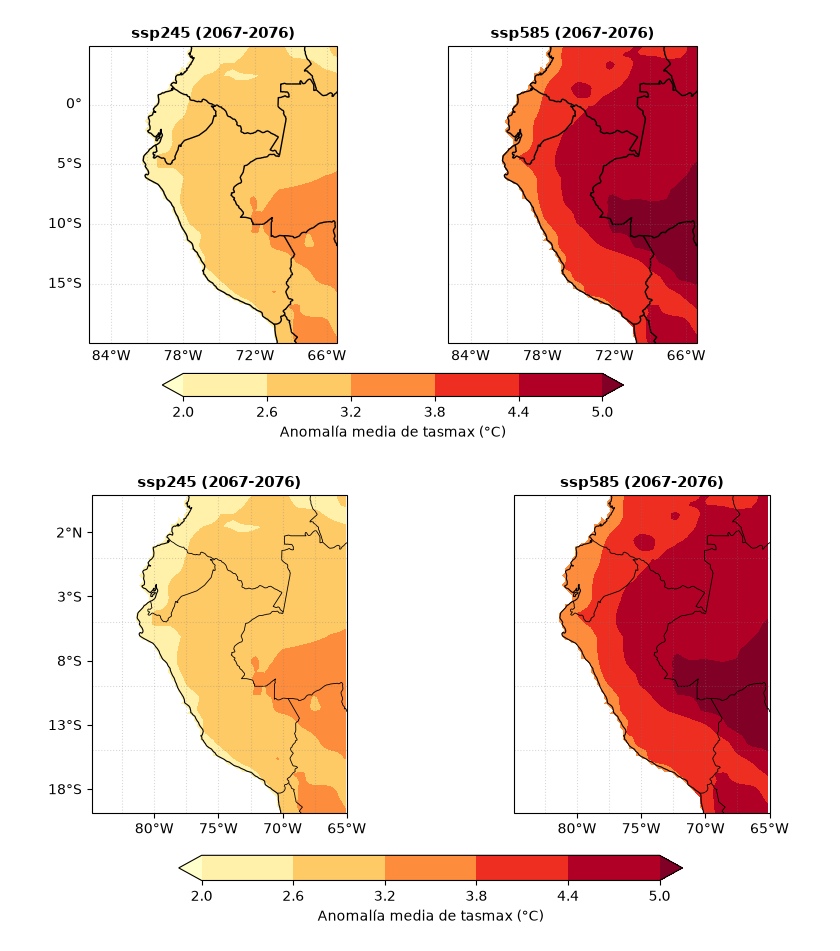
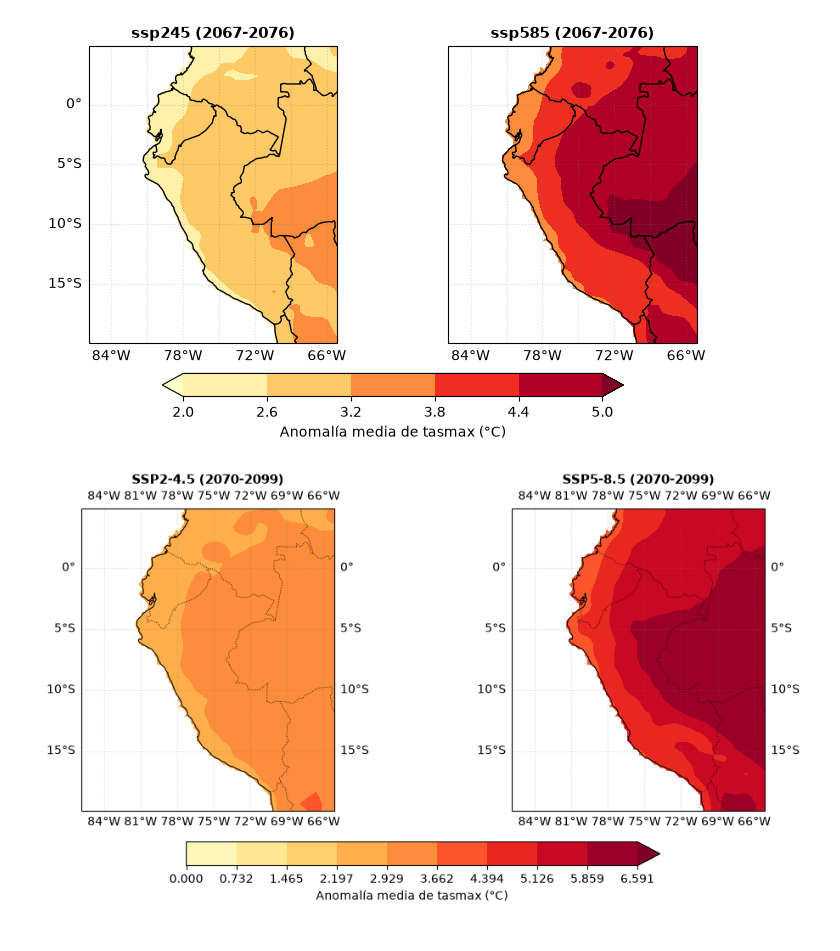
Before and after one commit to SALINASSebas/geocomputacion_-1GEO20-, a Jupyter notebook: ejercicios/ejercicios_aplicados/proyecciones_climaticas_grillado.ipynb, the cells around one changed output. Cells and saved outputs as stored; diff of their text form; code cells hidden in the pictures.

```diff
--- a/ejercicios/ejercicios_aplicados/proyecciones_climaticas_grillado.ipynb
+++ b/ejercicios/ejercicios_aplicados/proyecciones_climaticas_grillado.ipynb
@@ -421,7 +535,6 @@ warnings.filterwarnings('ignore')
 anom_67_76 = anom_prom.sel(time=slice("2067", "2076")).mean("time")
 
 fig, axs = plt.subplots(1, 2, figsize=(8.5,5), subplot_kw={"projection": ccrs.PlateCarree()})
-#plt.subplots_adjust(bottom=0.22, top=0.90, wspace=0.20)
 
 escenarios = anom_67_76["escenario"].values
 vmin = int(anom_67_76.min())
@@ -434,75 +547,70 @@ for ax, escenario in zip(axs, escenarios):
                      cmap="YlOrRd", transform=ccrs.PlateCarree(), levels=np.linspace(vmin,vmax,6), extend="both")
     ax.coastlines()
     ax.add_feature(cfeature.BORDERS)
-    gl = ax.gridlines(draw_labels=False, color='gray', alpha=0.3, linestyle=":")
-    gl.top_labels=False
-    gl.right_labels=False
+    gl = ax.gridlines(draw_labels=False, color='gray', alpha=0.3, linestyle=":") #draw_lables=False para evitar errores de gráfico
     gl.bottom_labels=True
-    gl.left_labels= (ax == axs[0])
+    gl.left_labels = ax == axs[0]
 
     ax.set_title(escenario+" (2067-2076)", fontsize=11, weight="bold")
 
-#cbar_ax = fig.add_axes([0.25, 0.08, 0.50, 0.035])
 cbar = fig.colorbar(cf, ax = axs, orientation="horizontal", shrink=0.7, pad=0.08, label="Anomalía media de tasmax (°C)")
-plt.show()
 # %% [output]
 [figure]
 # %%
-from cartopy.mpl.ticker import LongitudeFormatter, LatitudeFormatter
+# Codigo chagepete
+import matplotlib.pyplot as plt
+import cartopy.crs as ccrs
+import cartopy.feature as cfeature
+import numpy as np
 
-anom_67_76 = anom_prom.sel(time=slice("2067", "2076")).mean("time")
+# 1. Promedio temporal 2070-2099
+anom_futura = anom_prom.sel(time=slice("2070", "2099")).mean(dim="time")
 
-fig, axs = plt.subplots(1, 2, figsize=(10, 5.5), subplot_kw={"projection": ccrs.PlateCarree()})
+vmax = float(np.nanmax(np.abs(anom_futura)))
+niveles = np.linspace(0, vmax, 13)
 
-escenarios = anom_67_76["escenario"].values
-vmin = int(anom_67_76.min())
-vmax = int(anom_67_76.max())
+# 2. Definir límites geográficos explícitos a partir de tus coordenadas
+lon_min, lon_max = float(anom_futura["x"].min()), float(anom_futura["x"].max())
+lat_min, lat_max = float(anom_futura["y"].min()), float(anom_futura["y"].max())
 
-# Coordenadas mínimas y máximas de tu zona (Perú)
-lon_min, lon_max = float(anom_67_76["x"].min()), float(anom_67_76["x"].max())
-lat_min, lat_max = float(anom_67_76["y"].min()), float(anom_67_76["y"].max())
+fig, axs = plt.subplots(
+    1, 2,
+    figsize=(12, 6),
+    subplot_kw={"projection": ccrs.PlateCarree()}
+)
+
+escenarios = ["ssp245", "ssp585"]
+titulos = ["SSP2-4.5 (2070-2099)", "SSP5-8.5 (2070-2099)"]
 
 cf = None
-for ax, escenario in zip(axs, escenarios):
-    mapa = anom_67_76.sel(escenario=escenario)
+for ax, esc, tit in zip(axs, escenarios, titulos):
+    mapa = anom_futura.sel(escenario=esc)
 
-    # Fijar el encuadre geográfico
+    # Forzar el encuadre exacto del mapa
     ax.set_extent([lon_min, lon_max, lat_min, lat_max], crs=ccrs.PlateCarree())
 
+    # Pintar datos
     cf = ax.contourf(
         mapa["x"].values, mapa["y"].values, mapa.values,
+        levels=niveles,
         cmap="YlOrRd",
         transform=ccrs.PlateCarree(),
-        levels=np.linspace(vmin, vmax, 6),
-        extend="both"
+        extend="max"
     )
 
+    # Costa y fronteras
     ax.coastlines(resolution="50m", linewidth=0.8)
-    ax.add_feature(cfeature.BORDERS, linewidth=0.6)
+    ax.add_feature(cfeature.BORDERS, linestyle=":", linewidth=0.6)
 
-    # Líneas de la grilla SIN draw_labels (para evitar el bug que colapsa la altura)
-    ax.gridlines(draw_labels=False, color='gray', alpha=0.3, linestyle=":")
+    # Cuadrícula SIN etiquetas de texto para evitar el bug de colapso
+    ax.gridlines(draw_labels=False, color="gray", alpha=0.3, linestyle=":")
 
-    # Ticks y etiquetas manuales (100% compatibles, nunca se rompen)
-    ax.set_xticks(np.arange(-80, -64, 5), crs=ccrs.PlateCarree())
-    ax.xaxis.set_major_formatter(LongitudeFormatter())
+    ax.set_title(tit, fontsize=11, weight="bold")
 
-    if ax == axs[0]:
-        ax.set_yticks(np.arange(-18, 5, 5), crs=ccrs.PlateCarree())
-        ax.yaxis.set_major_formatter(LatitudeFormatter())
-
-    ax.set_title(f"{escenario} (2067-2076)", fontsize=11, weight="bold")
-
-# Colorbar horizontal integrado de forma estándar
-cbar = fig.colorbar(
-    cf,
-    ax=axs,
-    orientation="horizontal",
-    shrink=0.65,
-    pad=0.10,
-    label="Anomalía media de tasmax (°C)"
-)
+# 3. Colorbar estándar
+cbar = fig.colorbar(cf, ax=axs, orientation="horizontal", shrink=0.6, pad=0.08)
+cbar.set_label("Anomalía media de tasmax (°C)", fontsize=10)
 
 plt.show()
 # %% [output]
-[figure, old version]
+[figure, new version]
```
Also changed, not shown: parts of 9 cells of this notebook, 3 other files.
